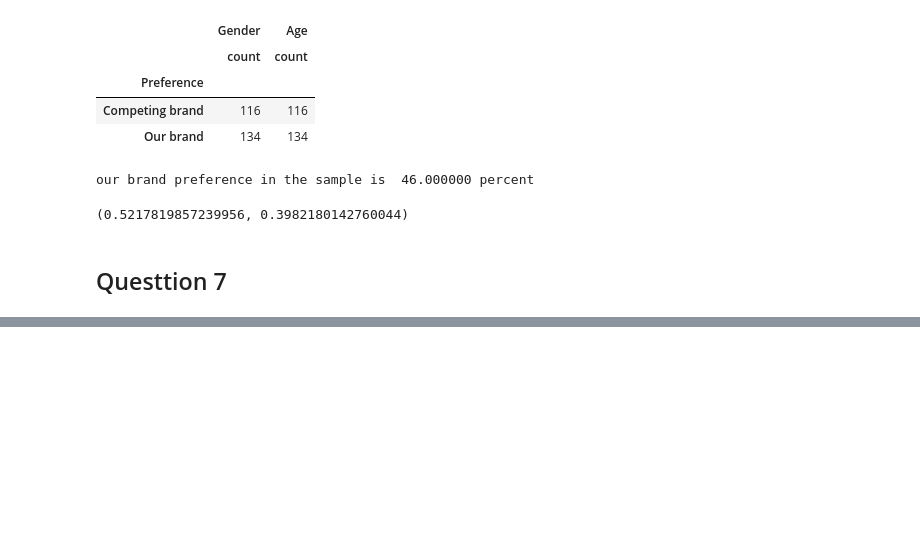
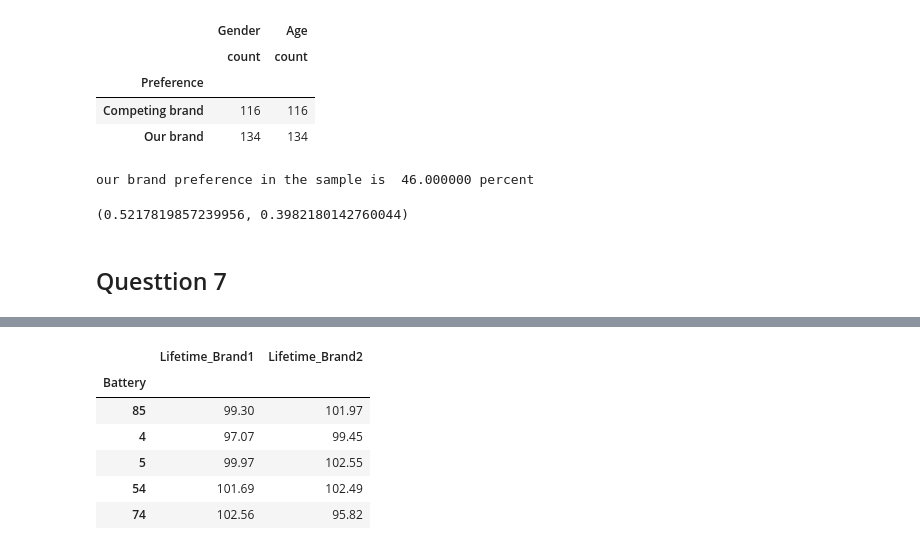
Before and after one commit to subhendu23/Data_Science, a Jupyter notebook: Assignment04_SB_aug_22.ipynb, the cells around one changed output, grey strips where cells are left out. Drawn from its saved outputs; the diff is of its cells as text; code cells hidden in the pictures; blank space fills up the shorter version.

```diff
--- a/Assignment04_SB_aug_22.ipynb
+++ b/Assignment04_SB_aug_22.ipynb
@@ -200,0 +205,10 @@ battery life mean = 100.090 and Standard Deviation = 2.821
+# %%
+combined_df.sample(5)
+# %% [output]
+|  | Lifetime_Brand1 | Lifetime_Brand2 |
+| Battery |  |  |
+| 85 | 99.30 | 101.97 |
+| 4 | 97.07 | 99.45 |
+| 5 | 99.97 | 102.55 |
+| 54 | 101.69 | 102.49 |
+| 74 | 102.56 | 95.82 |
```
Also changed, not shown: parts of 20 cells of this notebook.
